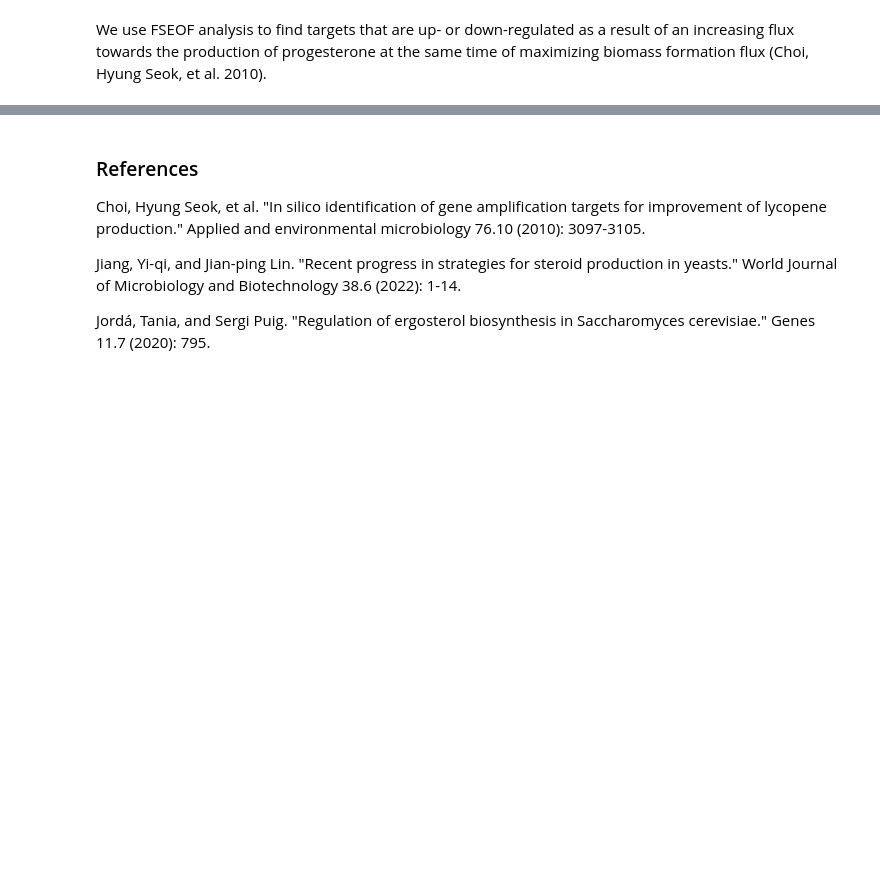
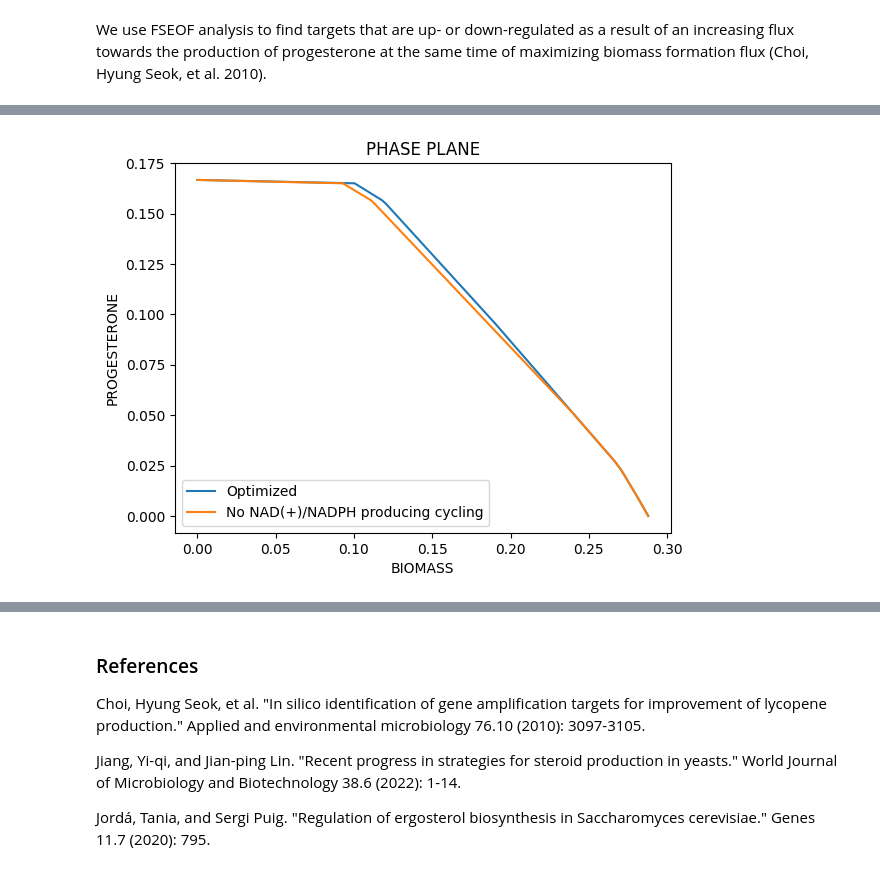
Before and after one commit to 27410/27410-group-assigment-group_3, a Jupyter notebook: 05_knockout_analysis.ipynb, the cells around one changed output, grey strips where cells are left out. Cells and saved outputs as stored; diff of their text form; code cells hidden in the pictures; blank space fills up the shorter version.

Commit message:
No NAD(+)/NADPH producing cycling in 05

```diff
--- a/05_knockout_analysis.ipynb
+++ b/05_knockout_analysis.ipynb
@@ -472,0 +476,5 @@ The reactions that have the highest relative flux change when increasing the flu
+# %%
+# Reactions of mostly upregulated reactions
+up_reacs = ["G3PD1ir", "DHAK", "G3PT", "GLYCDy"]
+for reac in up_reacs:
+    print(model.reactions.get_by_id(reac))
@@ -472,0 +490,8 @@ The reactions that have the highest relative flux change when increasing the flu
+# %%
+# optimial flux of upregulated reactions
+with model:
+    model.objective = {model.reactions.get_by_id('BIOMASS_SC5_notrace'): baseline_max_production,
+                    model.reactions.get_by_id('DM_progesterone_c'): baseline_max_growth}
+    model.optimize()
+    for reac in up_reacs:
+        print(f"Optimial flux of {model.reactions.get_by_id(reac).id}: {round(model.reactions.get_by_id(reac).flux,4)} mmol/(gDW*h)")
@@ -472,0 +505,26 @@ The reactions that have the highest relative flux change when increasing the flu
+# %%
+# Phase plane of
+legends = ["Optimized","No NAD(+)/NADPH producing cycling"]
+for legend in legends:
+    with model as m:
+        if legend == "No NAD(+)/NADPH producing cycling":
+            m.reactions.G3PT.upper_bound = 0
+        m.objective = m.reactions.DM_progesterone_c
+        m.optimize()
+        max_prog = m.reactions.DM_progesterone_c.flux
+        m.objective = m.reactions.BIOMASS_SC5_notrace
+        len = 100
+        pp = []
+        biomass = []
+        for i in range(len):
+            pp.append((i/(len-1))*max_prog)
+            m.reactions.DM_progesterone_c.lower_bound = pp[i]
+            biomass.append(m.optimize().objective_value)
+        plt.plot(biomass,pp)
+plt.legend(legends)
+plt.xlabel("BIOMASS")
+plt.ylabel("PROGESTERONE")
+plt.title("PHASE PLANE")
+plt.show()
+# %% [output]
+[figure, added]
```
Also changed, not shown: parts of 26 cells of this notebook.
